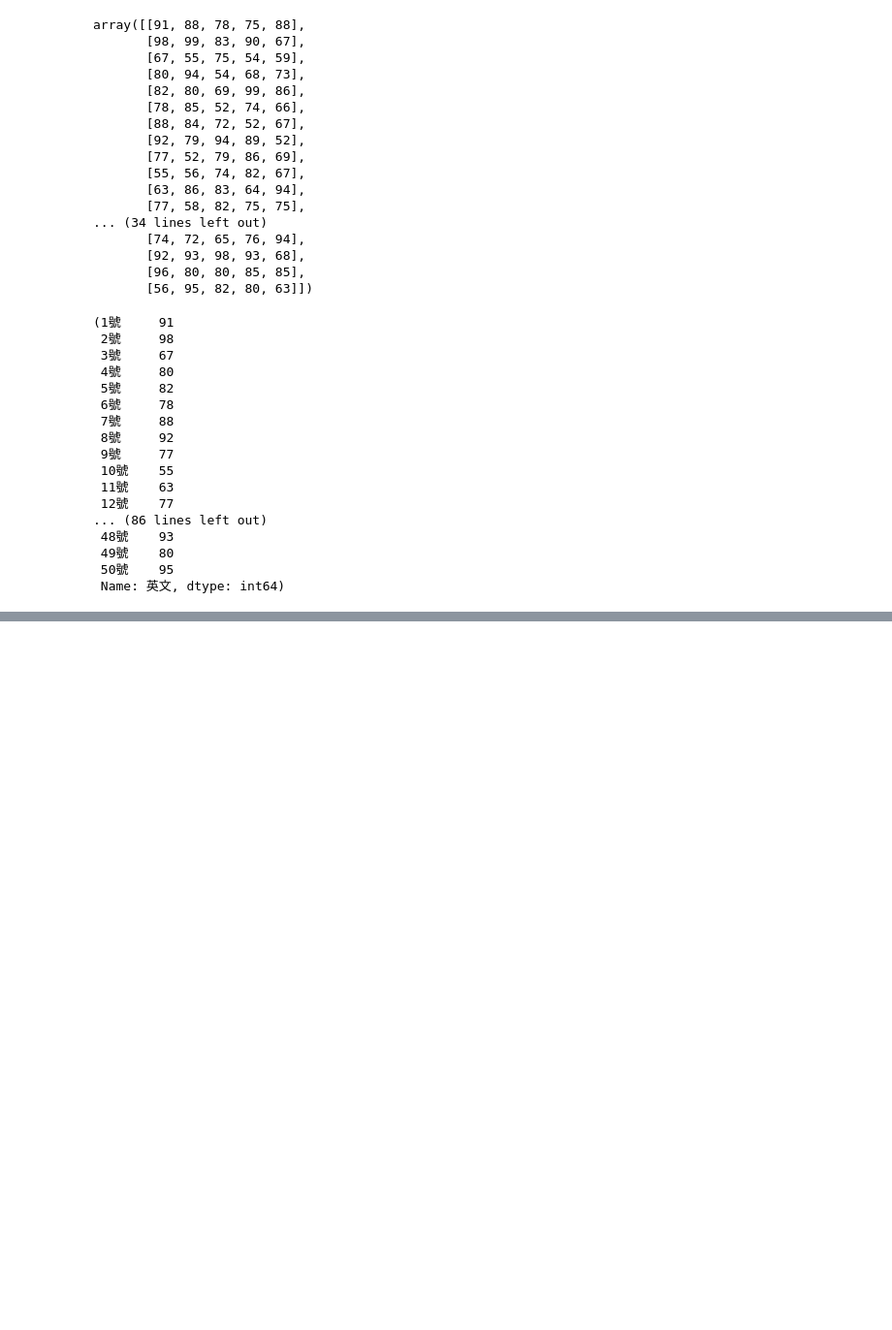
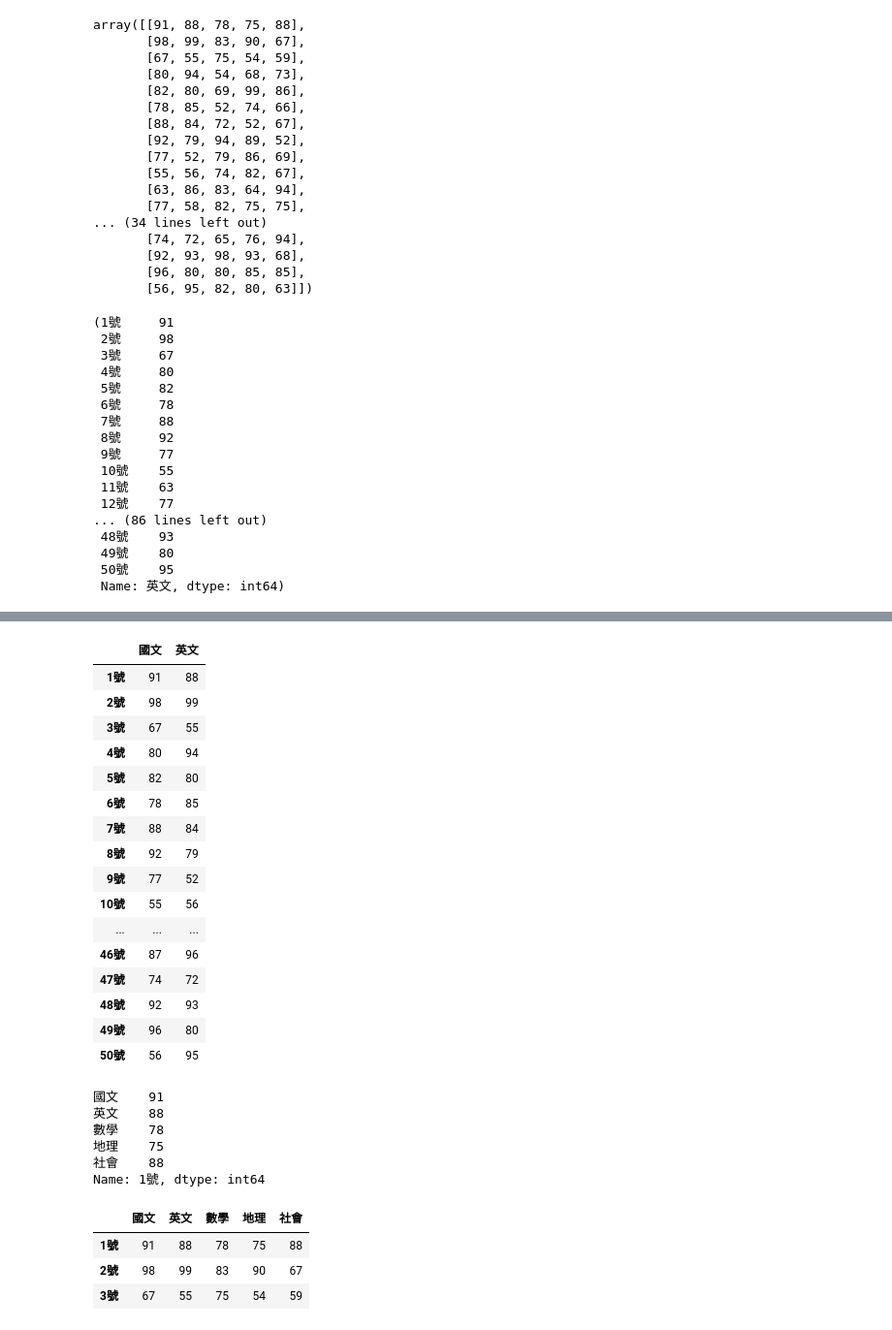
Before and after one commit to MurrayChuang/Python_20240417, a Jupyter notebook: lesson16/lesson16_2.ipynb, the cells around one changed output, grey strips where cells are left out. Shown at 97% size. Saved outputs shown, nothing was run; the diff lists cells and outputs as text; code cells hidden in the pictures; blank space fills up the shorter version.

```diff
--- a/lesson16/lesson16_2.ipynb
+++ b/lesson16/lesson16_2.ipynb
@@ -90,0 +128,22 @@ df1['國文'], df1['英文']
+# %%
+#dataFrame的subscripts
+#dataFrame[[欄位名稱,欄位名稱]]
+df1[['國文','英文']]
+# %% [output]
+|  | 國文 | 英文 |
+| 1號 | 91 | 88 |
+| 2號 | 98 | 99 |
+| 3號 | 67 | 55 |
+| 4號 | 80 | 94 |
+| 5號 | 82 | 80 |
+| 6號 | 78 | 85 |
+| 7號 | 88 | 84 |
+| 8號 | 92 | 79 |
+| 9號 | 77 | 52 |
+| 10號 | 55 | 56 |
+| ... | ... | ... |
+| 46號 | 87 | 96 |
+| 47號 | 74 | 72 |
+| 48號 | 92 | 93 |
+| 49號 | 96 | 80 |
+| 50號 | 56 | 95 |
@@ -90,0 +154,20 @@ df1['國文'], df1['英文']
+# %%
+#選取1號
+#loc[字串]
+df1.loc['1號']
+# %% [output]
+國文    91
+英文    88
+數學    78
+地理    75
+社會    88
+Name: 1號, dtype: int64
+# %%
+#選取1號,2號,3號
+#loc[[字串,字串]]
+df1.loc[['1號','2號','3號']]
+# %% [output]
+|  | 國文 | 英文 | 數學 | 地理 | 社會 |
+| 1號 | 91 | 88 | 78 | 75 | 88 |
+| 2號 | 98 | 99 | 83 | 90 | 67 |
+| 3號 | 67 | 55 | 75 | 54 | 59 |
```
Also changed, not shown: parts of 5 cells of this notebook, 1 other file.
